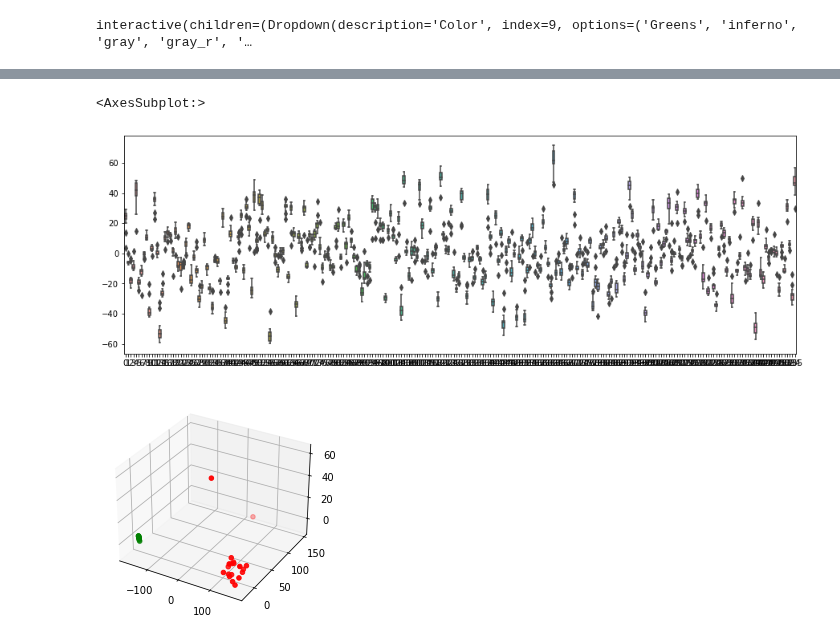
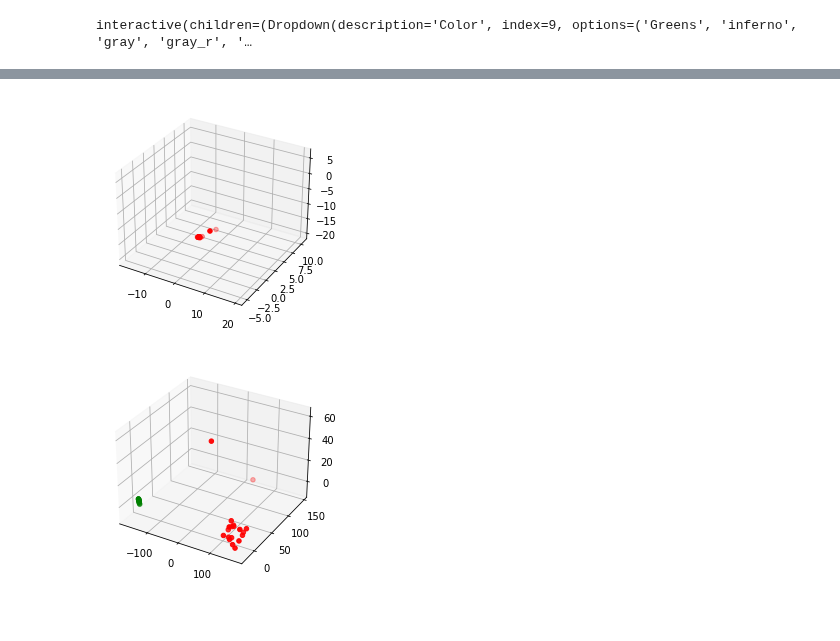
Before and after one commit to michaelrstadler/rpb1, a Jupyter notebook: bin/notebooks/20220309-realdata-siamese.ipynb, the cells around one changed output, grey strips where cells are left out. Cells and saved outputs as stored; diff of their text form; code cells hidden in the pictures; blank space fills up the shorter version.

```diff
--- a/bin/notebooks/20220309-realdata-siamese.ipynb
+++ b/bin/notebooks/20220309-realdata-siamese.ipynb
@@ -56,6 +53,0 @@ To enable them in other operations, rebuild TensorFlow with the appropriate comp
-# %%
-e = np.ndarray((0,256))
-for nuc in nucs:
-    nuc = np.expand_dims(nuc, axis=0)
-    nuc_e = embedding(nuc).numpy()
-    e = np.vstack([e, nuc_e])
@@ -69,6 +53,0 @@ for e_ in e:
-# %%
-_ = plt.subplots(figsize=(15,5))
-sns.boxplot(data=e)
-# %% [output]
-<AxesSubplot:>
-[figure, removed]
@@ -75,20 +66,22 @@ sns.boxplot(data=e)
 # %%
 import sklearn.decomposition
-def pca3d(e_base, e_test):
+def pca3d(e_base, e_test, alpha=1):
     combined = np.vstack((e_base, e_test))
     pca = sklearn.decomposition.PCA(n_components=3)
-    pca.fit(combined)
+    pca.fit(e_base)
     fig = plt.figure(figsize=plt.figaspect(0.5))
     ax = fig.add_subplot(1, 1, 1, projection='3d')
     tfm_base = pca.transform(e_base)
     ax.scatter(tfm_base[:,0], tfm_base[:,1], tfm_base[:,2],
-                    c="green")
+                    c="green", alpha=alpha)
 
     tfm_test = pca.transform(e_test)
     ax.scatter(tfm_test[:,0], tfm_test[:,1], tfm_test[:,2],
                     c="red")
 
-pca3d(embeddings_base, e)
+pca3d(embeddings_base, e, 0)
+# %% [output]
+[figure, added]
 # %%
 base_folder = '/Users/michaelstadler/Bioinformatics/Projects/rpb1/data/siamese_eval_datasets/iso_HLB_fluors/left'
 embeddings_base, params_base = ev.embed_images(base_folder, embedding)
```
Also changed, not shown: parts of 23 cells of this notebook, 1 other file.
